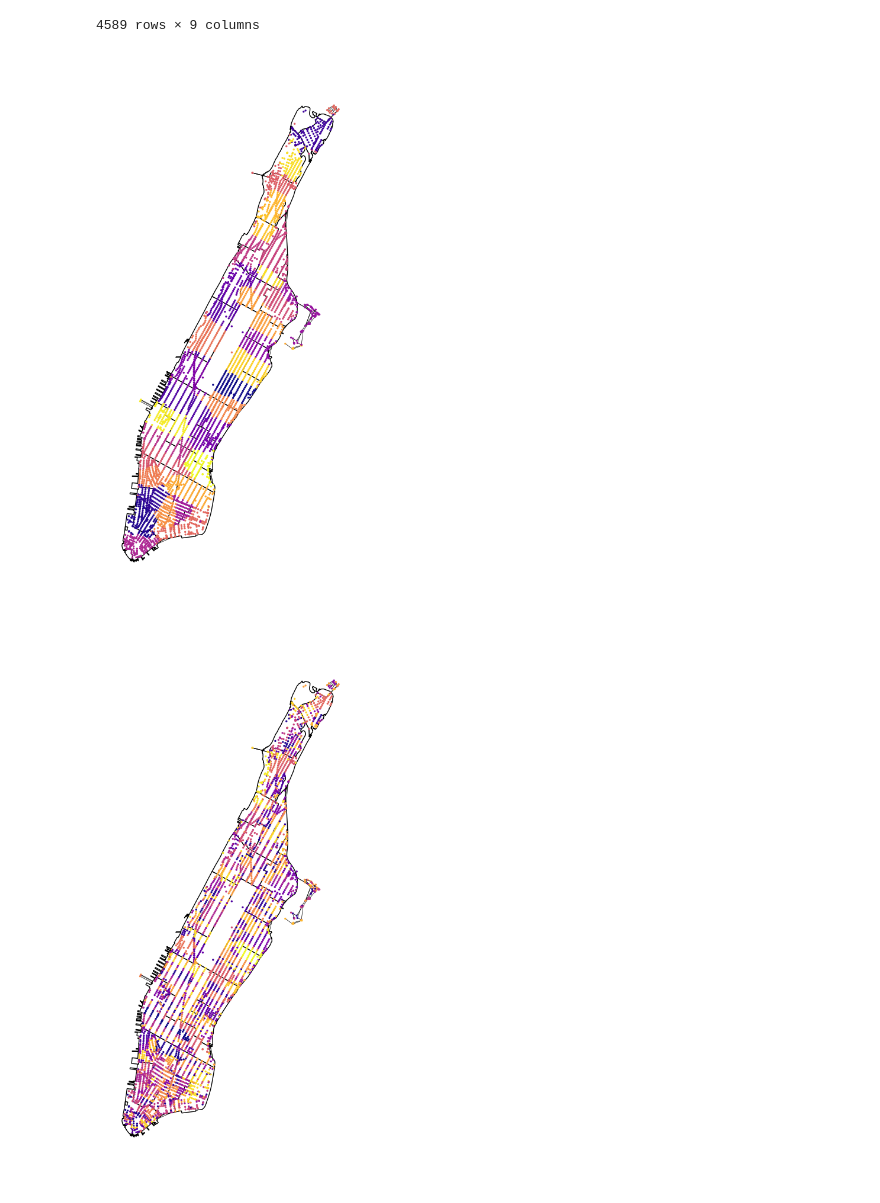
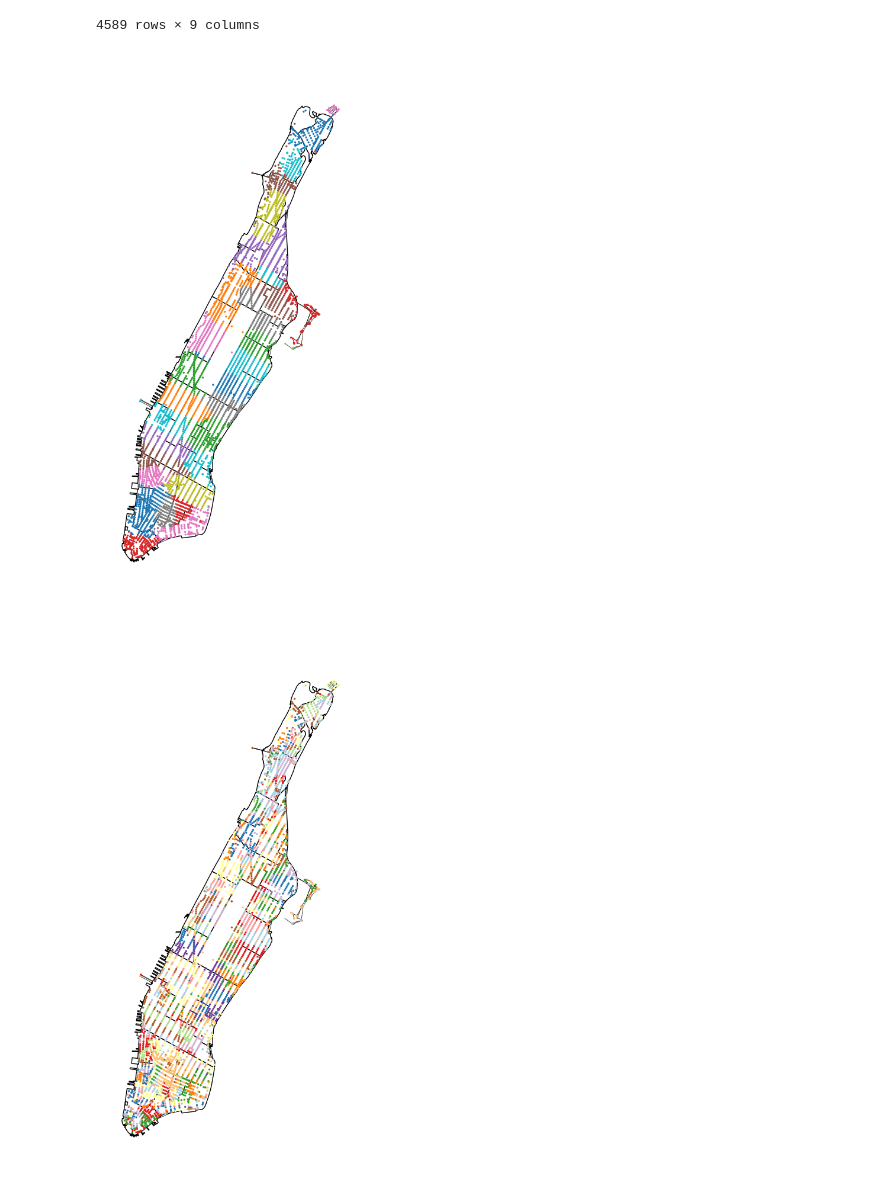
Before and after one commit to WDaugherty/ECE-5260, a Jupyter notebook: HW9/HW9.ipynb, the cells around one changed output. Drawn from its saved outputs; the diff is of its cells as text; code cells hidden in the pictures.

```diff
--- a/HW9/HW9.ipynb
+++ b/HW9/HW9.ipynb
@@ -132,13 +169,13 @@ nodes_clustered
 # %%
 man_shape = gpd.read_file('shapefile/manhattan.shp')
 
 pf, ax = plt.subplots(1, figsize=(12, 12))
-nx.draw(G, pos, node_size=2, width=0.5, edge_color='black', node_color=nodes_clustered["cluster_label"], cmap = plt.cm.plasma, ax=ax)
+nx.draw(G, pos, node_size=2, width=0.5, edge_color='black', node_color=nodes_clustered["cluster_label"], cmap = plt.cm.tab10, ax=ax)
 man_shape.plot(axes=ax, color='white', edgecolor='black', ax=ax)
 ax.set_axis_off()
 plt.show()
 # %% [output]
-[figure, old version]
+[figure, new version]
 # %%
 #With SVD
 kmeans = skc.KMeans(n_clusters=32, init='k-means++', n_init=10, random_state=0)
@@ -150,12 +187,12 @@ nodes_clustered = df_nodes.merge(node_cluster_labels, on='osmid')
 # %%
 #With PCA
 pf, ax = plt.subplots(1, figsize=(12, 12))
-nx.draw(G, pos, node_size=2, width=0.5, edge_color='black', node_color=nodes_clustered["cluster_label"], cmap = plt.cm.plasma, ax=ax)
+nx.draw(G, pos, node_size=2, width=0.5, edge_color='black', node_color=nodes_clustered2["cluster_label"], cmap = plt.cm.Paired, ax=ax)
 man_shape.plot(axes=ax, color='white', edgecolor='black', ax=ax)
 ax.set_axis_off()
 plt.show()
 # %% [output]
-[figure, old version]
+[figure, new version]
 # %%
 #With SVD
 
```
Also changed, not shown: parts of 10 cells of this notebook, 3 other files.
